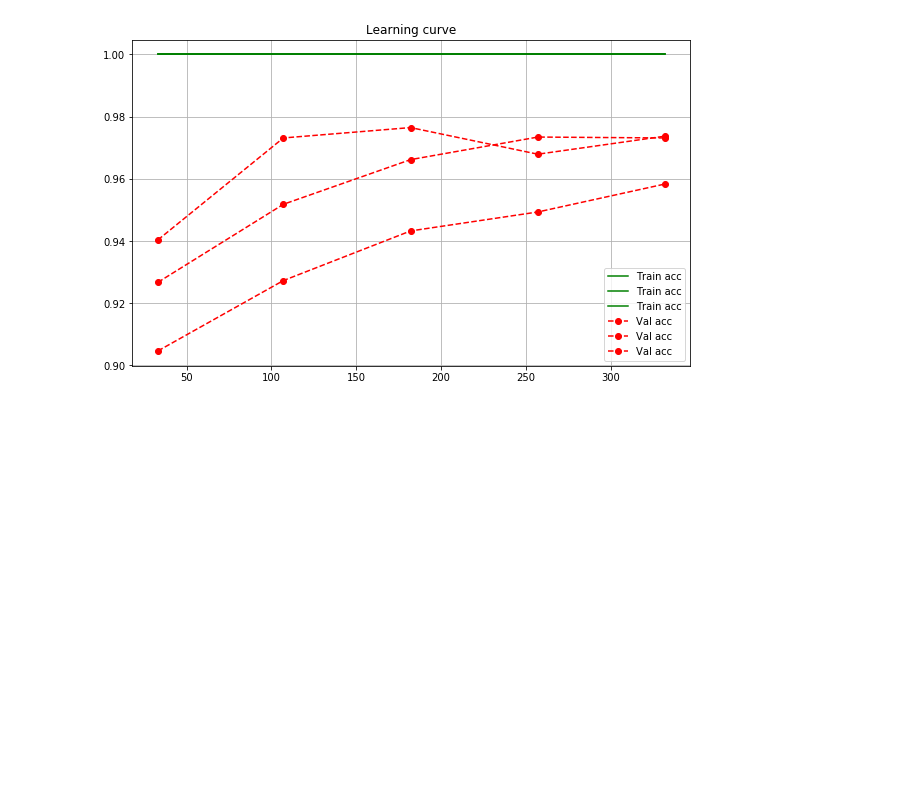
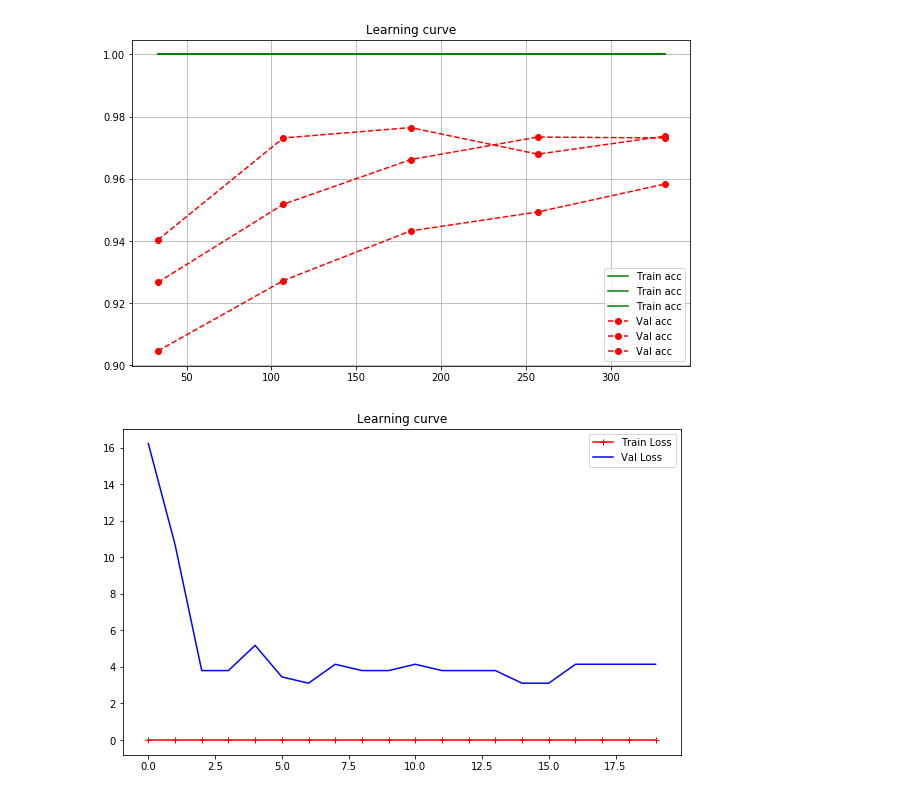
Before and after one commit to angulartist/Transfer-Learning-Playground, a Jupyter notebook: logistic_reg.ipynb, the cells around one changed output. Drawn from its saved outputs; the diff is of its cells as text; code cells hidden in the pictures; blank space fills up the shorter version.

```diff
--- a/logistic_reg.ipynb
+++ b/logistic_reg.ipynb
@@ -39,8 +41,8 @@ with h5.File('features_train.h5', 'r') as file:
 # %%
 # Params used to find the best estimator.
 params = {
-    'C': [0.0001, 0.001, 0.01, 0.01, 1.0, 10.0, 100.0, 1000.0, 10000.0],
-    'max_iter': [100, 1000, 2000, 4000, 8000, 10000, 12000]
+    'C': [0.0001, 0.001, 0.01, 0.01, 1.0, 10.0, 100.0, 1000.0],
+    'max_iter': [1, 10, 50, 100, 1000]
 }
 
 model = GridSearchCV(
@@ -211,3 +211,26 @@ plt.grid()
 plt.show()
 # %% [output]
 [figure]
+# %%
+def plot_learning_curves(model, X, y):
+    X_t, X_v, y_t, y_v = train_test_split(X, y, test_size=0.2)
+    train_loss = []
+    val_loss = []
+
+    for m in np.linspace(2, len(X_train)-2, 20, dtype=int):
+        model.fit(X_t[:m], y_t[:m])
+        y_train_predict = model.predict(X_t[:m])
+        y_val_predict = model.predict(X_v)
+        train_loss.append(log_loss(y_t[:m], y_train_predict))
+        val_loss.append(log_loss(y_v, y_val_predict))
+
+    plt.figure(figsize=(10, 6))
+    plt.title('Learning curve')
+    plt.plot(train_loss, 'r-+', label='Train Loss')
+    plt.plot(val_loss, 'b-', label='Val Loss')
+    plt.legend(loc='best')
+    plt.show()
+# %%
+plot_learning_curves(best_model, X_train, y_train)
+# %% [output]
+[figure, added]
```
Also changed, not shown: parts of 4 cells of this notebook, 1 other file.
